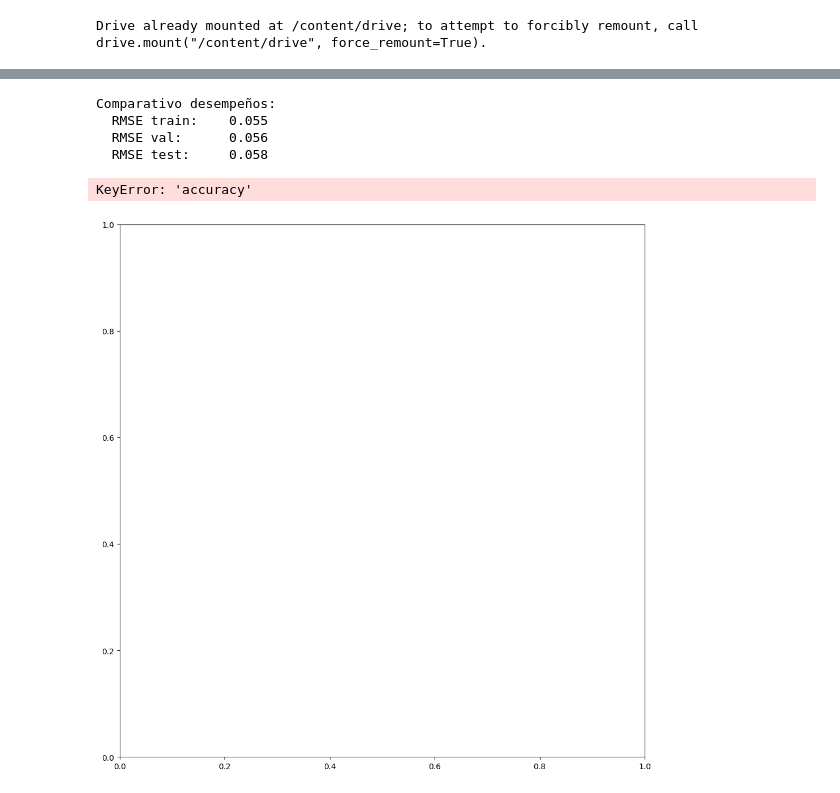
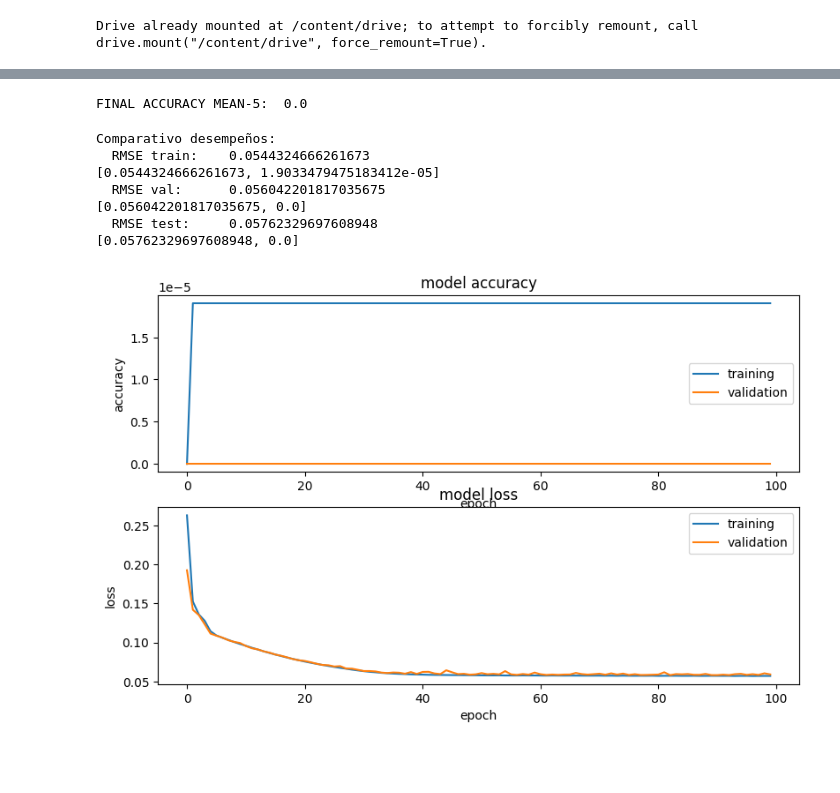
Before and after one commit to YesidORC/Proyecto_DL_2024_1, a Jupyter notebook: 03_Arquitectura_Linea_Base.ipynb, the cells around one changed output, grey strips where cells are left out. Drawn from its saved outputs; the diff is of its cells as text; code cells hidden in the pictures; blank space fills up the shorter version.

Commit message:
Se hacen ensayos con otros optimizadores y se añade el acuracy

```diff
--- a/03_Arquitectura_Linea_Base.ipynb
+++ b/03_Arquitectura_Linea_Base.ipynb
@@ -87,9 +93,9 @@ y_ts_s=np.load(file_path+"/y_ts_s.npy")
 # %%
 tf.random.set_seed(123)
 tf.config.experimental.enable_op_determinism()
-INPUT_LENGTH = 24    # Registros de 24 horas consecutivas a la entrada
+INPUT_LENGTH = 48    # Registros de 24 horas consecutivas a la entrada
 OUTPUT_LENGTH = 1
-N_UNITS = 200
+N_UNITS = 100
 INPUT_SHAPE = (x_tr_s.shape[1], x_tr_s.shape[2])
 modelo = Sequential()
 modelo.add(LSTM(N_UNITS,return_sequences= True,input_shape=INPUT_SHAPE))
@@ -101,7 +107,8 @@ def root_mean_squared_error(y_true, y_pred):
     return rmse
 
 optimizador = RMSprop(learning_rate=5e-5)
-modelo.compile(optimizer = optimizador,loss =  root_mean_squared_error,)
+modelo.compile(optimizer = optimizador,loss =  root_mean_squared_error,metrics=['accuracy'])
+# modelo.compile(optimizer='adam',loss = 'categorical_crossentropy', metrics=['accuracy'])
 # %%
 EPOCHS = 100
 BATCH_SIZE = 256
@@ -127,33 +152,43 @@ Epoch 100/100
+# %%
+final_accuracy = model.history["val_accuracy"][-5:]
+print("FINAL ACCURACY MEAN-5: ", np.mean(final_accuracy))
+# %% [output]
+FINAL ACCURACY MEAN-5:  0.0
 # %%
 rmse_tr = modelo.evaluate(x=x_tr_s, y=y_tr_s, verbose=0)
 rmse_vl = modelo.evaluate(x=x_vl_s, y=y_vl_s, verbose=0)
 rmse_ts = modelo.evaluate(x=x_ts_s, y=y_ts_s, verbose=0)
 print('Comparativo desempeños:')
-print(f'  RMSE train:\t {rmse_tr:.3f}')
-print(f'  RMSE val:\t {rmse_vl:.3f}')
-print(f'  RMSE test:\t {rmse_ts:.3f}')
+print(f'  RMSE train:\t {rmse_tr[0]}')
+print(rmse_tr)
+print(f'  RMSE val:\t {rmse_vl[0]}')
+print(rmse_vl)
+print(f'  RMSE test:\t {rmse_ts[0]}')
+print(rmse_ts)
 # %% [output]
 Comparativo desempeños:
-  RMSE train:    0.055
-  RMSE val:      0.056
-  RMSE test:     0.058
+  RMSE train:    0.0544324666261673
+[0.0544324666261673, 1.9033479475183412e-05]
+  RMSE val:      0.056042201817035675
+[0.056042201817035675, 0.0]
+  RMSE test:     0.05762329697608948
+[0.05762329697608948, 0.0]
 # %%
 def display_training_curves(training, validation, title, subplot):
   ax = plt.subplot(subplot)
   ax.plot(training)
   ax.plot(validation)
   ax.set_title('model '+ title)
   ax.set_ylabel(title)
   ax.set_xlabel('epoch')
   ax.legend(['training', 'validation'])
 
-plt.subplots(figsize=(10,10))
+plt.subplots(figsize=(8,5))
 plt.tight_layout()
 display_training_curves(model.history['accuracy'], model.history['val_accuracy'], 'accuracy', 211)
 display_training_curves(model.history['loss'], model.history['val_loss'], 'loss', 212)
 # %% [output]
-KeyError: 'accuracy'
-[figure, old version]
+[figure, new version]
 # %%
 plt.plot(model.history['loss'],label='RMSE train')
 plt.plot(model.history['val_loss'],label='RMSE val')
```
Also changed, not shown: parts of 7 cells of this notebook.
